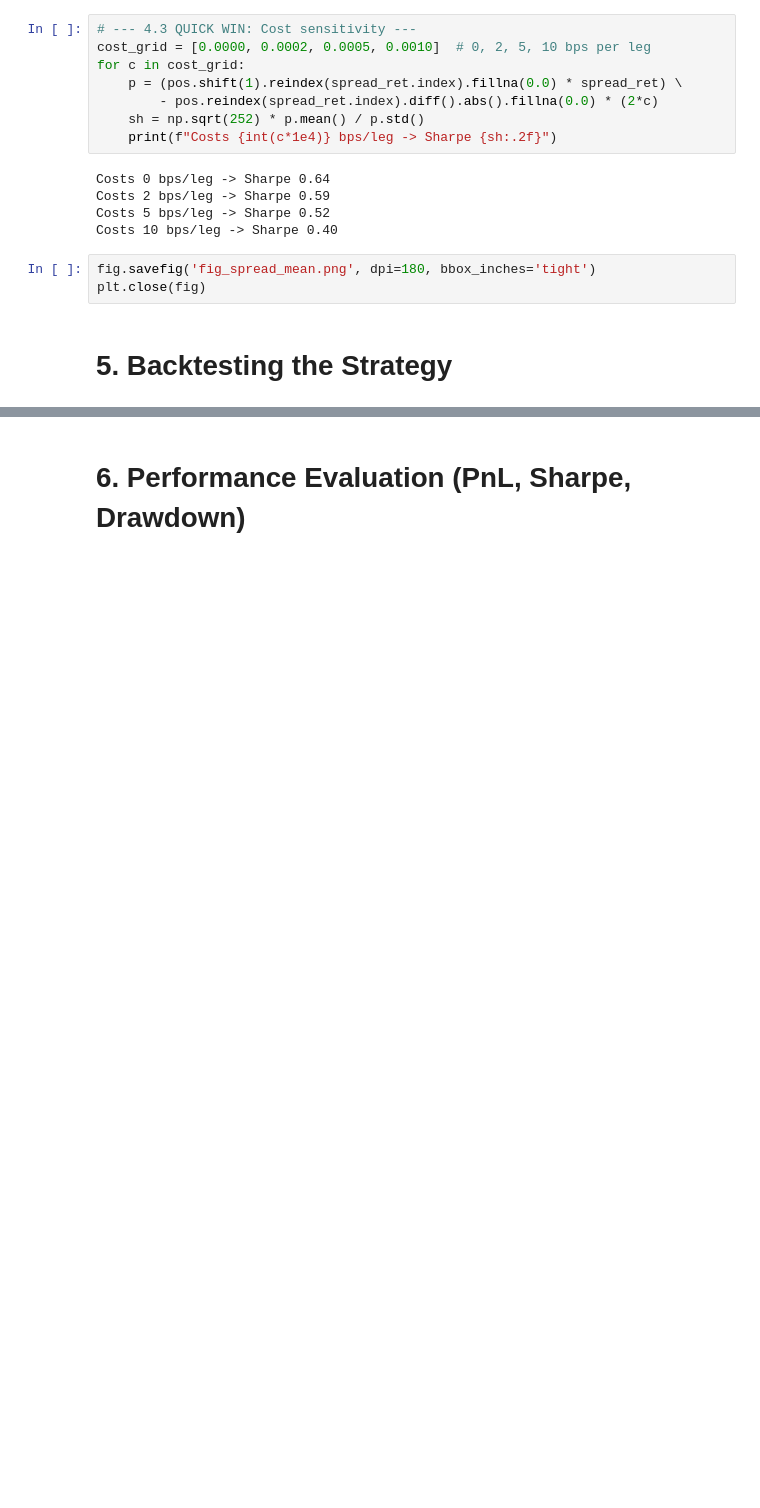
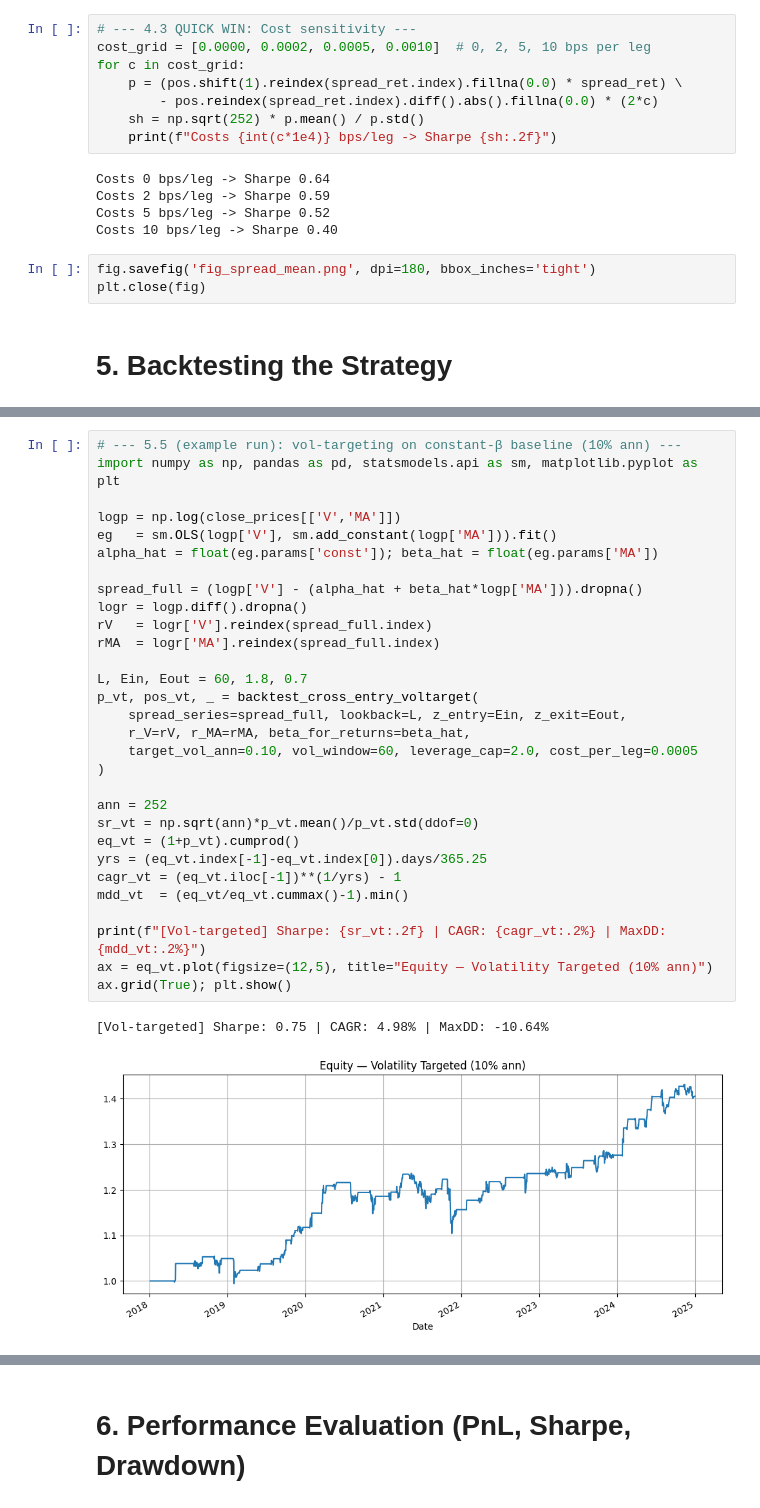
Before and after one commit to ishaanalmeida/stat-arb-mean-reversion, a Jupyter notebook: stat_arb.ipynb, the cells around one changed output, grey strips where cells are left out. Cells and saved outputs as stored; diff of their text form; blank space fills up the shorter version.

```diff
--- a/stat_arb.ipynb
+++ b/stat_arb.ipynb
@@ -391,0 +836,33 @@ plt.close(fig)
+# %%
+# --- 5.5 (example run): vol-targeting on constant-β baseline (10% ann) ---
+import numpy as np, pandas as pd, statsmodels.api as sm, matplotlib.pyplot as plt
+
+logp = np.log(close_prices[['V','MA']])
+eg   = sm.OLS(logp['V'], sm.add_constant(logp['MA'])).fit()
+alpha_hat = float(eg.params['const']); beta_hat = float(eg.params['MA'])
+
+spread_full = (logp['V'] - (alpha_hat + beta_hat*logp['MA'])).dropna()
+logr = logp.diff().dropna()
+rV   = logr['V'].reindex(spread_full.index)
+rMA  = logr['MA'].reindex(spread_full.index)
+
+L, Ein, Eout = 60, 1.8, 0.7
+p_vt, pos_vt, _ = backtest_cross_entry_voltarget(
+    spread_series=spread_full, lookback=L, z_entry=Ein, z_exit=Eout,
+    r_V=rV, r_MA=rMA, beta_for_returns=beta_hat,
+    target_vol_ann=0.10, vol_window=60, leverage_cap=2.0, cost_per_leg=0.0005
+)
+
+ann = 252
+sr_vt = np.sqrt(ann)*p_vt.mean()/p_vt.std(ddof=0)
+eq_vt = (1+p_vt).cumprod()
+yrs = (eq_vt.index[-1]-eq_vt.index[0]).days/365.25
+cagr_vt = (eq_vt.iloc[-1])**(1/yrs) - 1
+mdd_vt  = (eq_vt/eq_vt.cummax()-1).min()
+
+print(f"[Vol-targeted] Sharpe: {sr_vt:.2f} | CAGR: {cagr_vt:.2%} | MaxDD: {mdd_vt:.2%}")
+ax = eq_vt.plot(figsize=(12,5), title="Equity — Volatility Targeted (10% ann)")
+ax.grid(True); plt.show()
+# %% [output]
+[Vol-targeted] Sharpe: 0.75 | CAGR: 4.98% | MaxDD: -10.64%
+[figure, added]
```
Also changed, not shown: parts of 23 cells of this notebook.
